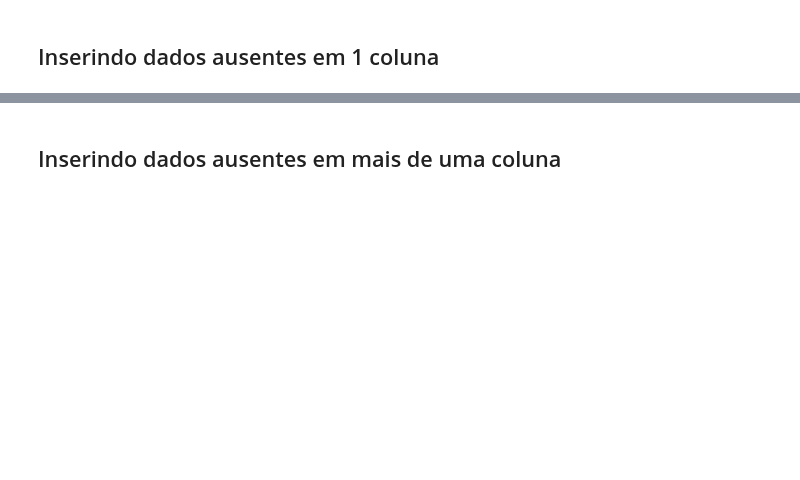
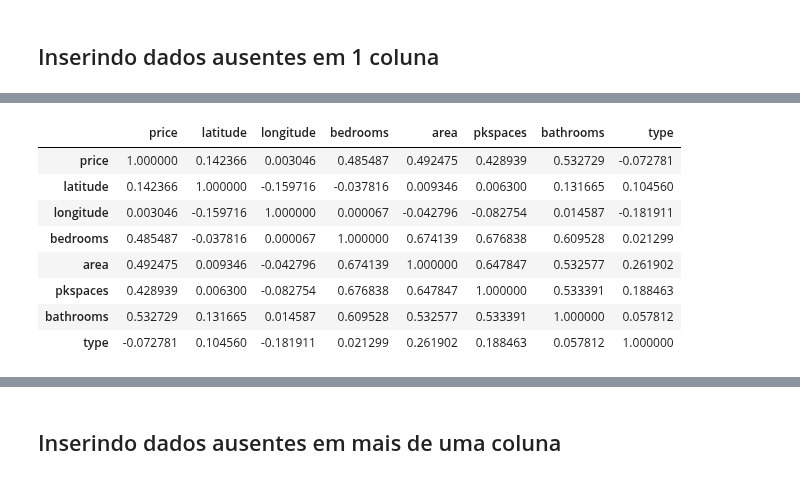
Before and after one commit to ProfLuciano/cd, a Jupyter notebook: notebooks/pre_processamento1.ipynb, the cells around one changed output, grey strips where cells are left out. Cells and saved outputs as stored; diff of their text form; code cells hidden in the pictures; blank space fills up the shorter version.

```diff
--- a/notebooks/pre_processamento1.ipynb
+++ b/notebooks/pre_processamento1.ipynb
@@ -83,2 +316,15 @@ houses2.corr(method='spearman')
+# %%
+houses2_numerical = houses2.drop(['suburb', 'district', 'city', 'state'], axis=1)
+houses2_numerical.corr(method='spearman')
+# %% [output]
+|  | price | latitude | longitude | bedrooms | area | pkspaces | bathrooms | type |
+| price | 1.000000 | 0.142366 | 0.003046 | 0.485487 | 0.492475 | 0.428939 | 0.532729 | -0.072781 |
+| latitude | 0.142366 | 1.000000 | -0.159716 | -0.037816 | 0.009346 | 0.006300 | 0.131665 | 0.104560 |
+| longitude | 0.003046 | -0.159716 | 1.000000 | 0.000067 | -0.042796 | -0.082754 | 0.014587 | -0.181911 |
+| bedrooms | 0.485487 | -0.037816 | 0.000067 | 1.000000 | 0.674139 | 0.676838 | 0.609528 | 0.021299 |
+| area | 0.492475 | 0.009346 | -0.042796 | 0.674139 | 1.000000 | 0.647847 | 0.532577 | 0.261902 |
+| pkspaces | 0.428939 | 0.006300 | -0.082754 | 0.676838 | 0.647847 | 1.000000 | 0.533391 | 0.188463 |
+| bathrooms | 0.532729 | 0.131665 | 0.014587 | 0.609528 | 0.532577 | 0.533391 | 1.000000 | 0.057812 |
+| type | -0.072781 | 0.104560 | -0.181911 | 0.021299 | 0.261902 | 0.188463 | 0.057812 | 1.000000 |
 # %%
 houses['bathrooms'].describe()
```
Also changed, not shown: parts of 53 cells of this notebook.
